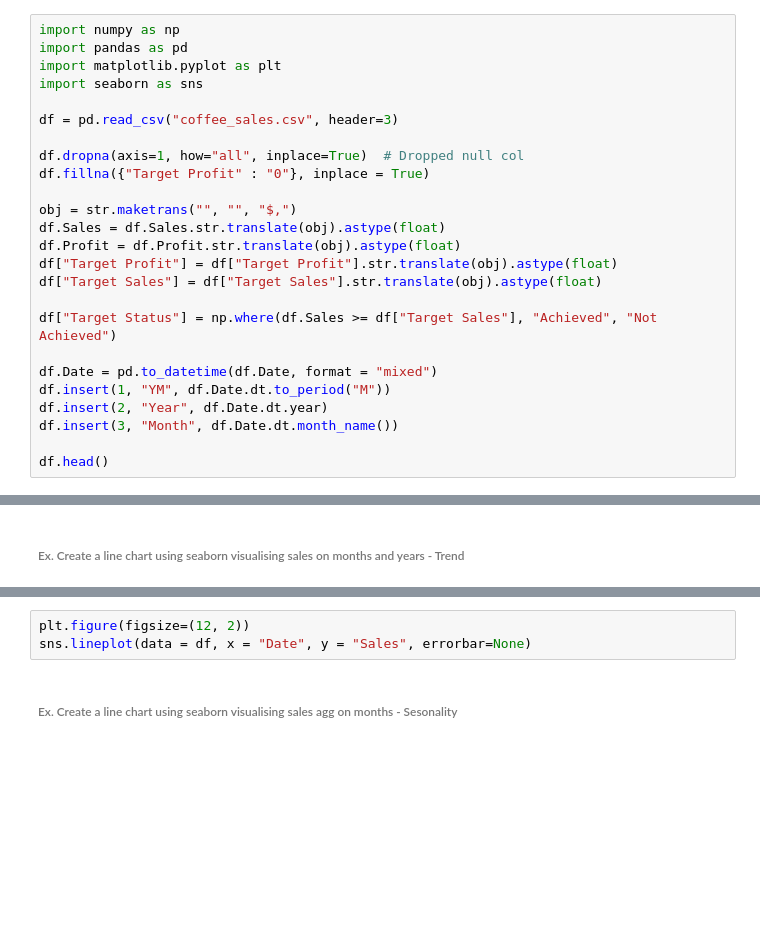
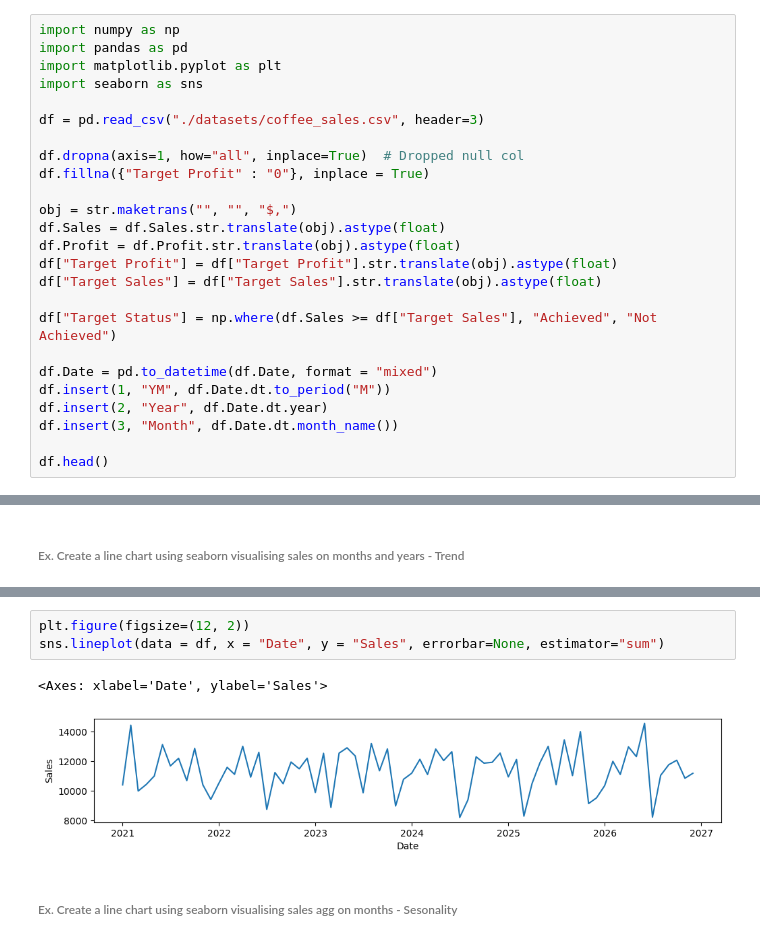
Before and after one commit to knowledge-corner/CGI_19_may_25, a Jupyter notebook: Classwork/Classwork Notebook.ipynb, the cells around one changed output, grey strips where cells are left out. Cells and saved outputs as stored; diff of their text form; blank space fills up the shorter version.

```diff
--- a/Classwork/Classwork Notebook.ipynb
+++ b/Classwork/Classwork Notebook.ipynb
@@ -2356,7 +2356,7 @@ import pandas as pd
 import matplotlib.pyplot as plt
 import seaborn as sns
 
-df = pd.read_csv("coffee_sales.csv", header=3)
+df = pd.read_csv("./datasets/coffee_sales.csv", header=3)
 
 df.dropna(axis=1, how="all", inplace=True)  # Dropped null col
 df.fillna({"Target Profit" : "0"}, inplace = True)
@@ -2697,5 +2700,8 @@ df.groupby("YM")["Sales"].sum().plot(kind = "line",  figsize = (12, 2))
 # %%
 plt.figure(figsize=(12, 2))
-sns.lineplot(data = df, x = "Date", y = "Sales", errorbar=None)
+sns.lineplot(data = df, x = "Date", y = "Sales", errorbar=None, estimator="sum")
+# %% [output]
+<Axes: xlabel='Date', ylabel='Sales'>
+[figure, added]
 # %% [markdown]
 ###### Ex. Create a line chart using seaborn visualising sales agg on months - Sesonality
```
Also changed, not shown: parts of 3 cells of this notebook.
